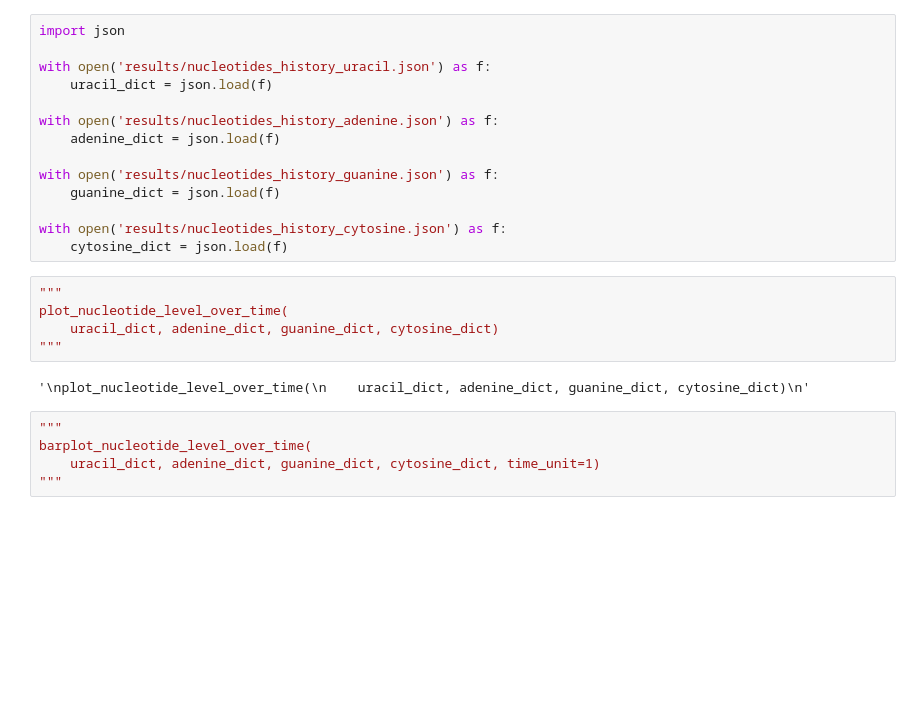
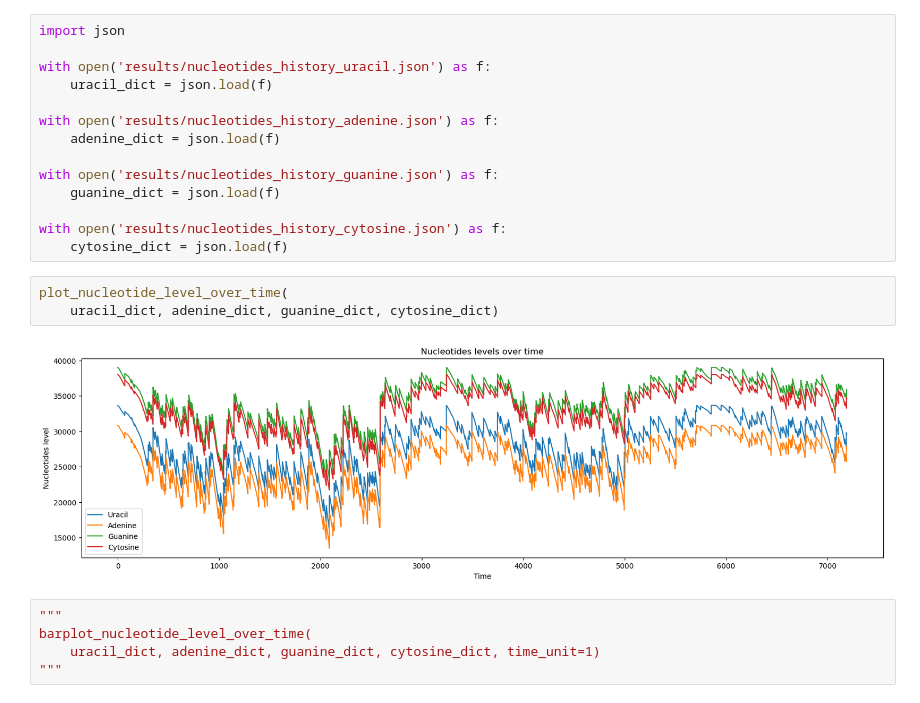
Before and after one commit to GiuliaGhisolfi/ProteinSynthesis, a Jupyter notebook: test.ipynb, the cells around one changed output. Drawn from its saved outputs; the diff is of its cells as text; blank space fills up the shorter version.

```diff
--- a/test.ipynb
+++ b/test.ipynb
@@ -139,12 +154,10 @@ with open('results/nucleotides_history_guanine.json') as f:
 with open('results/nucleotides_history_cytosine.json') as f:
     cytosine_dict = json.load(f)
 # %%
-"""
 plot_nucleotide_level_over_time(
     uracil_dict, adenine_dict, guanine_dict, cytosine_dict)
-"""
 # %% [output]
-'\nplot_nucleotide_level_over_time(\n    uracil_dict, adenine_dict, guanine_dict, cytosine_dict)\n'
+[figure, added]
 # %%
 """
 barplot_nucleotide_level_over_time(
```
Also changed, not shown: parts of 14 cells of this notebook, 8 other files.
